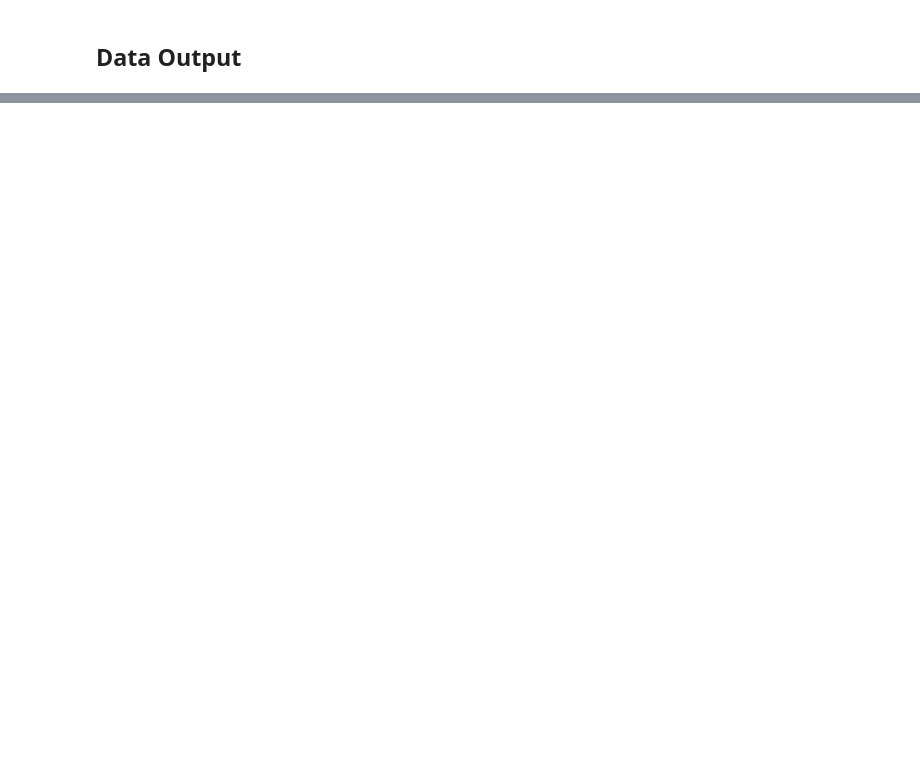
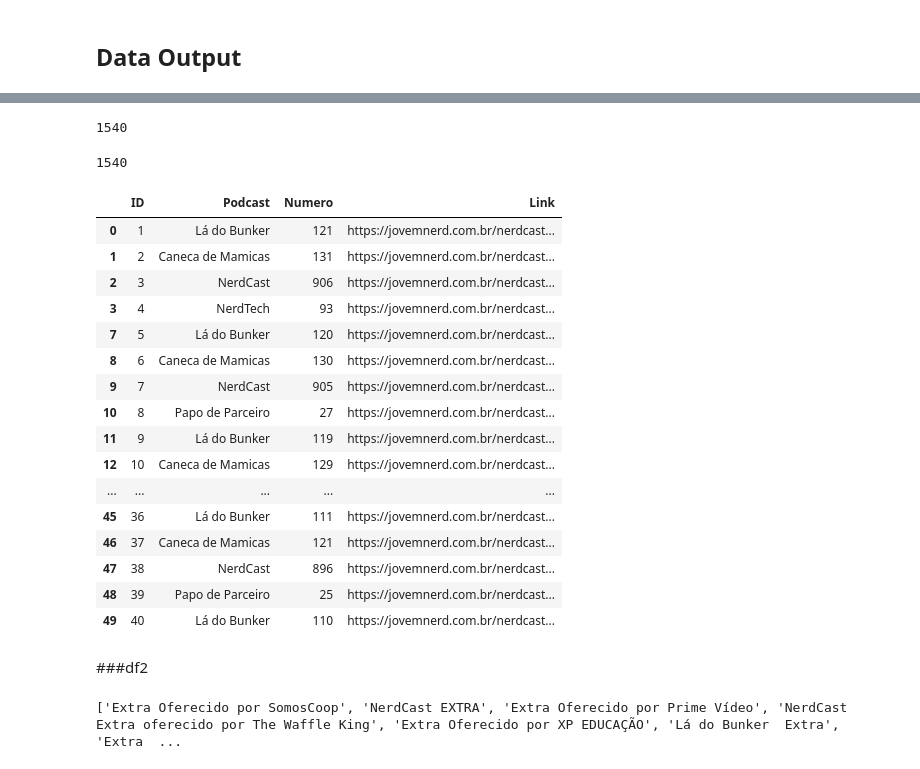
Before and after one commit to gellwanger/nerdcast_analysis, a Jupyter notebook: Nercast_Analysis.ipynb, the cells around one changed output, grey strips where cells are left out. Saved outputs shown, nothing was run; the diff lists cells and outputs as text; code cells hidden in the pictures; blank space fills up the shorter version.

```diff
--- a/Nercast_Analysis.ipynb
+++ b/Nercast_Analysis.ipynb
@@ -109,3 +133,4 @@ for item in list:
 df = df[df['Podcast'] != '2011 - 2012 - 2022 - 2023']
 df = df[df['Podcast'] != '2017 - 2020']
 df = df[df['Podcast'] != '2013 - 2016']
+df = df[df['Podcast'] != 'NerdCast 549 Teaser']
@@ -111,0 +269,12 @@ df = df[df['Podcast'] != '2013 - 2016']
+# %%
+print(len(text_new))
+# %% [output]
+1540
+# %%
+number_new = []
+
+number_new = [item for item in list_number if item != '']
+
+print(len(number_new))
+# %% [output]
+1540
@@ -112,6 +286,28 @@ df = df[df['Podcast'] != '2013 - 2016']
 # %%
 df.insert(0, 'ID', 1)
 df['ID'] = range(1, len(df) + 1)
+# %%
+df.head(40)
+# %% [output]
+|  | ID | Podcast | Numero | Link |
+| 0 | 1 | Lá do Bunker | 121 | https://jovemnerd.com.br/nerdcast... |
+| 1 | 2 | Caneca de Mamicas | 131 | https://jovemnerd.com.br/nerdcast... |
+| 2 | 3 | NerdCast | 906 | https://jovemnerd.com.br/nerdcast... |
+| 3 | 4 | NerdTech | 93 | https://jovemnerd.com.br/nerdcast... |
+| 7 | 5 | Lá do Bunker | 120 | https://jovemnerd.com.br/nerdcast... |
+| 8 | 6 | Caneca de Mamicas | 130 | https://jovemnerd.com.br/nerdcast... |
+| 9 | 7 | NerdCast | 905 | https://jovemnerd.com.br/nerdcast... |
+| 10 | 8 | Papo de Parceiro | 27 | https://jovemnerd.com.br/nerdcast... |
+| 11 | 9 | Lá do Bunker | 119 | https://jovemnerd.com.br/nerdcast... |
+| 12 | 10 | Caneca de Mamicas | 129 | https://jovemnerd.com.br/nerdcast... |
+| ... | ... | ... | ... | ... |
+| 45 | 36 | Lá do Bunker | 111 | https://jovemnerd.com.br/nerdcast... |
+| 46 | 37 | Caneca de Mamicas | 121 | https://jovemnerd.com.br/nerdcast... |
+| 47 | 38 | NerdCast | 896 | https://jovemnerd.com.br/nerdcast... |
+| 48 | 39 | Papo de Parceiro | 25 | https://jovemnerd.com.br/nerdcast... |
+| 49 | 40 | Lá do Bunker | 110 | https://jovemnerd.com.br/nerdcast... |
+# %% [markdown]
+###df2
 # %%
 df2 = pd.DataFrame(columns=['Assunto', 'Link'])
 # %%
@@ -135,3 +316,7 @@ for item in df['Podcast']:
+# %%
+print(list_of_numbers)
+# %% [output]
+['Extra Oferecido por SomosCoop', 'NerdCast EXTRA', 'Extra Oferecido por Prime Vídeo', 'NerdCast Extra oferecido por The Waffle King', 'Extra Oferecido por XP EDUCAÇÃO', 'Lá do Bunker  Extra', 'Extra  ...
 # %%
 df2.insert(0, 'ID', 1)
 df2['ID'] = range(1, len(df2) + 1)
```
Also changed, not shown: parts of 31 cells of this notebook.
